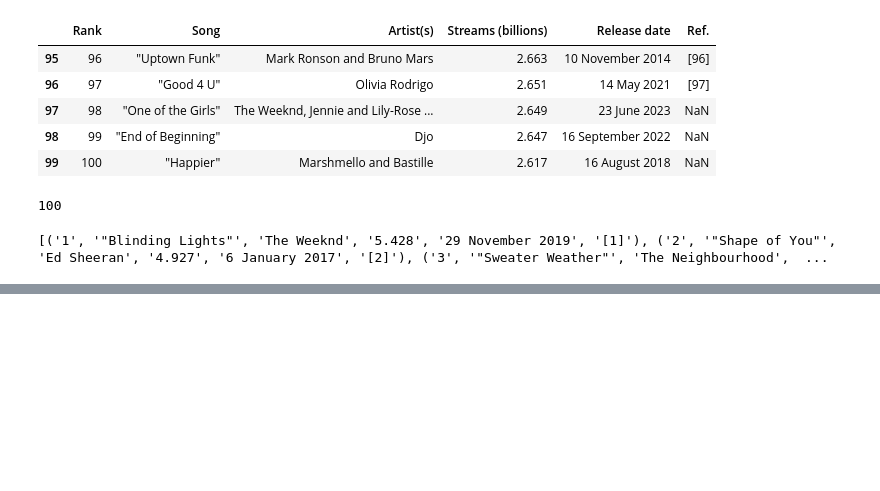
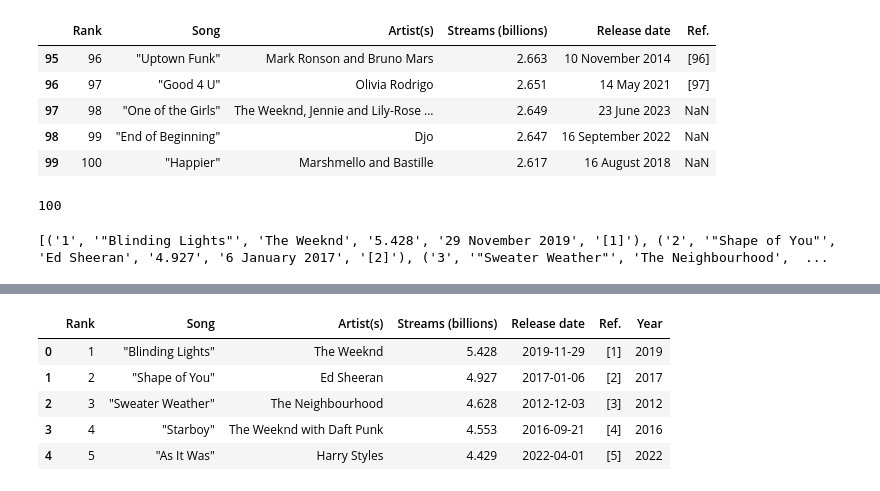
Before and after one commit to 4GeeksAcademy/web-scraping-project-tutorial_mvilhes2, a Jupyter notebook: src/explore.es.ipynb, the cells around one changed output, grey strips where cells are left out. Drawn from its saved outputs; the diff is of its cells as text; code cells hidden in the pictures; blank space fills up the shorter version.

```diff
--- a/src/explore.es.ipynb
+++ b/src/explore.es.ipynb
@@ -69,0 +101,9 @@ conn.close()
+# %%
+df.head(5)
+# %% [output]
+|  | Rank | Song | Artist(s) | Streams (billions) | Release date | Ref. | Year |
+| 0 | 1 | "Blinding Lights" | The Weeknd | 5.428 | 2019-11-29 | [1] | 2019 |
+| 1 | 2 | "Shape of You" | Ed Sheeran | 4.927 | 2017-01-06 | [2] | 2017 |
+| 2 | 3 | "Sweater Weather" | The Neighbourhood | 4.628 | 2012-12-03 | [3] | 2012 |
+| 3 | 4 | "Starboy" | The Weeknd with Daft Punk | 4.553 | 2016-09-21 | [4] | 2016 |
+| 4 | 5 | "As It Was" | Harry Styles | 4.429 | 2022-04-01 | [5] | 2022 |
```
Also changed, not shown: parts of 13 cells of this notebook, 1 other file.
